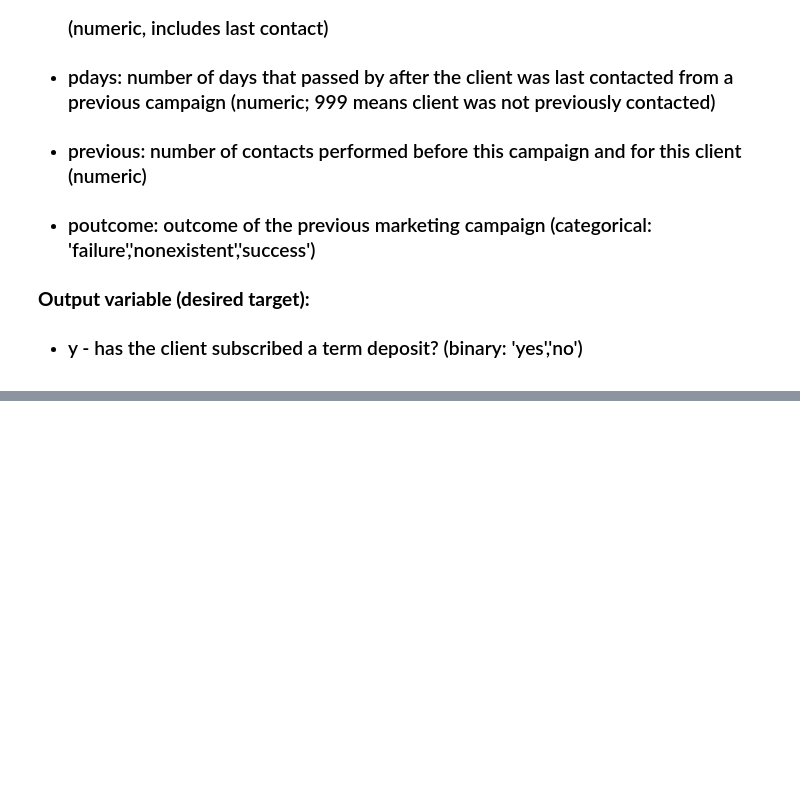
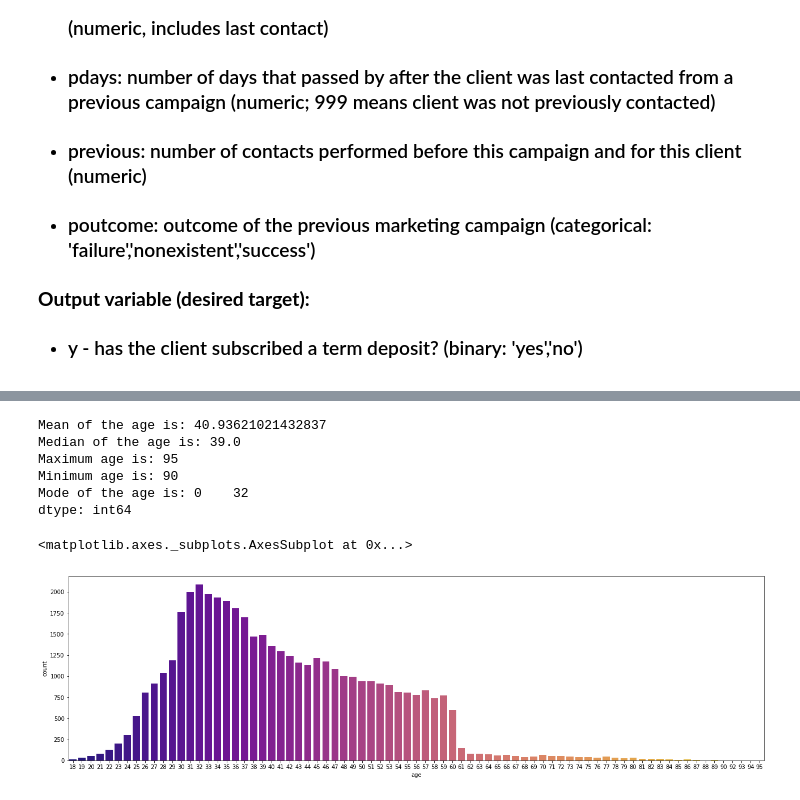
Before and after one commit to yaman9675/Bank-Marketing-Effectiveness-Prediction, a Jupyter notebook: Yaman_Bank_Marketing_Effectiveness_Prediction_Capstone_Project.ipynb, the cells around one changed output, grey strips where cells are left out. Cells and saved outputs as stored; diff of their text form; code cells hidden in the pictures; blank space fills up the shorter version.

```diff
--- a/Yaman_Bank_Marketing_Effectiveness_Prediction_Capstone_Project.ipynb
+++ b/Yaman_Bank_Marketing_Effectiveness_Prediction_Capstone_Project.ipynb
@@ -101,0 +218,25 @@ house_df.tail(10)
+# %%
+age_mean = bank_df['age'].mean()
+age_median = bank_df['age'].median()
+age_mode = bank_df['age'].mode()
+age_max = age['age'].max()
+age_min = age['age'].min()
+
+print(f'Mean of the age is: {age_mean}')
+print(f'Median of the age is: {age_median}')
+print(f'Maximum age is: {age_max}')
+print(f'Minimum age is: {age_min}')
+print(f'Mode of the age is: {age_mode}')
+# %% [output]
+Mean of the age is: 40.93621021432837
+Median of the age is: 39.0
+Maximum age is: 95
+Minimum age is: 90
+Mode of the age is: 0    32
+dtype: int64
+# %%
+plt.figure(figsize=(22,6))
+sns.countplot(bank_df['age'], palette="plasma")
+# %% [output]
+<matplotlib.axes._subplots.AxesSubplot at 0x...>
+[figure, added]
```
Also changed, not shown: parts of 87 cells of this notebook.
